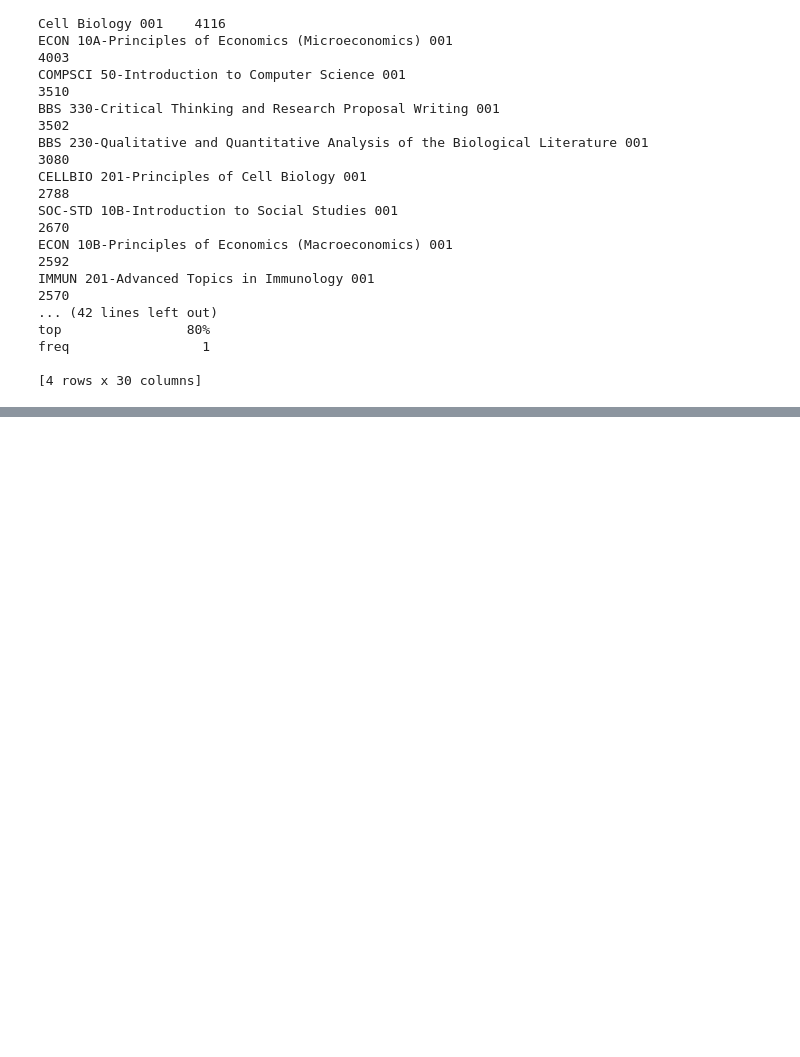
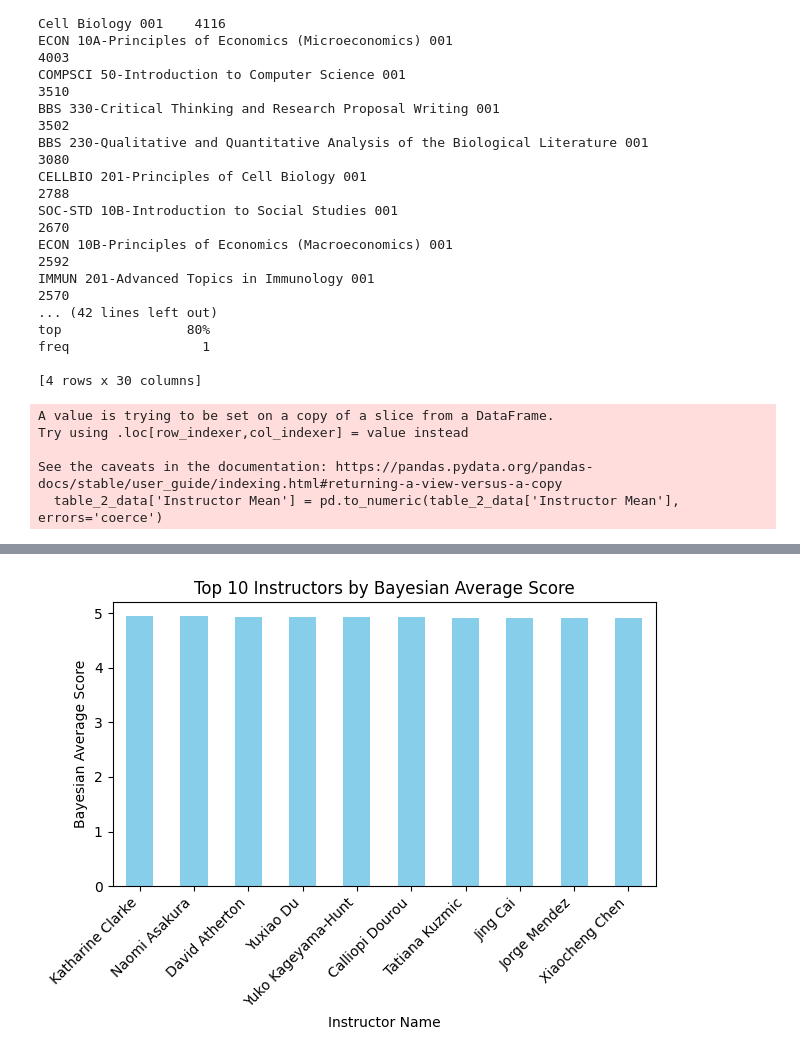
Before and after one commit to Dynosol/qguideguide, a Jupyter notebook: scraping_materials/qguide_scrape.ipynb, the cells around one changed output, grey strips where cells are left out. Cells and saved outputs as stored; diff of their text form; code cells hidden in the pictures; blank space fills up the shorter version.

Commit message:
didnt do sentiment analysis, but was was able to do bayesian average on the instructor ratings to rank them, and find some other cool results

```diff
--- a/scraping_materials/qguide_scrape.ipynb
+++ b/scraping_materials/qguide_scrape.ipynb
@@ -1,11 +1,11 @@
 # %%
-import json
+# import json
 
-with open('all_qguide_data.html', 'r') as file:
-    json_data = json.load(file)
+# with open('all_qguide_data.html', 'r') as file:
+#     json_data = json.load(file)
 
-with open('all_qguide_data.json', 'w') as file:
-    json.dump(json_data, file, separators=(',', ':'))
+# with open('all_qguide_data.json', 'w') as file:
+#     json.dump(json_data, file, separators=(',', ':'))
 # %%
 from bs4 import BeautifulSoup
 from tabulate import tabulate
@@ -317,3 +304,68 @@ top                80%
 freq                 1
 
 [4 rows x 30 columns]
+# %%
+import pandas as pd
+import json
+from collections import Counter
+import matplotlib.pyplot as plt
+
+# Load the data
+with open('course_data.json', 'r') as f:
+    course_data = json.load(f)
+
+# Flatten the data into a DataFrame
+flattened_data = []
+for course in course_data:
+    feedback = course.get('Feedback', {})
+    for table_name, records in feedback.items():
+        for record in records:
+            record['Table'] = table_name  # Add table identifier
+            record.update(course)  # Add course-level data to each record
+            flattened_data.append(record)
+
+# Convert to DataFrame
+df = pd.DataFrame(flattened_data)
+
+# Extract and rank professors based on "Instructor Score" from Table 2, row 0, column "Instructor Mean"
+table_2_data = df[df['Table'] == 'Table_2']
+
+# Ensure 'Instructor Mean' is numeric for calculations
+table_2_data['Instructor Mean'] = pd.to_numeric(table_2_data['Instructor Mean'], errors='coerce')
+table_2_data = table_2_data.dropna(subset=['Instructor Mean'])
+
+# Calculate Bayesian average for each instructor
+global_mean = table_2_data['Instructor Mean'].mean()
+m = 5  # Weight of the prior (this can be adjusted based on domain knowledge)
+
+instructor_scores = table_2_data.groupby('Instructor Name').agg(
+    average_rating=('Instructor Mean', 'mean'),
+    review_count=('Instructor Mean', 'count')
+)
+instructor_scores['bayesian_average'] = (
+    (instructor_scores['average_rating'] * instructor_scores['review_count'] + global_mean * m) /
+    (instructor_scores['review_count'] + m)
+)
+
+# Sort instructors by Bayesian average
+ranked_instructors = instructor_scores.sort_values(by='bayesian_average', ascending=False)
+
+# Display top-ranked instructors
+print("\nTop-ranked instructors based on Bayesian Average from Table 2:")
+for instructor, row in ranked_instructors.iterrows():
+    print(f"{instructor}: Bayesian Average = {row['bayesian_average']:.2f}, Reviews = {row['review_count']}")
+
+top_10_instructors = ranked_instructors.head(10)
+top_10_instructors['bayesian_average'].plot(kind='bar', color='skyblue')
+plt.title('Top 10 Instructors by Bayesian Average Score')
+plt.xlabel('Instructor Name')
+plt.ylabel('Bayesian Average Score')
+plt.xticks(rotation=45, ha='right')
+plt.tight_layout()
+plt.show()
+# %% [output]
+A value is trying to be set on a copy of a slice from a DataFrame.
+Try using .loc[row_indexer,col_indexer] = value instead
+
+See the caveats in the documentation: https://pandas.pydata.org/pandas-docs/stable/user_guide/indexing.html#returning-a-view-versus-a-copy
+  table_2_data['Instructor Mean'] = pd.to_numeric(table_2_data['Instructor Mean'], errors='coerce')
@@ -319,0 +389 @@ freq                 1
+[figure, added]
```
Also changed, not shown: parts of 4 cells of this notebook, 3 other files.
